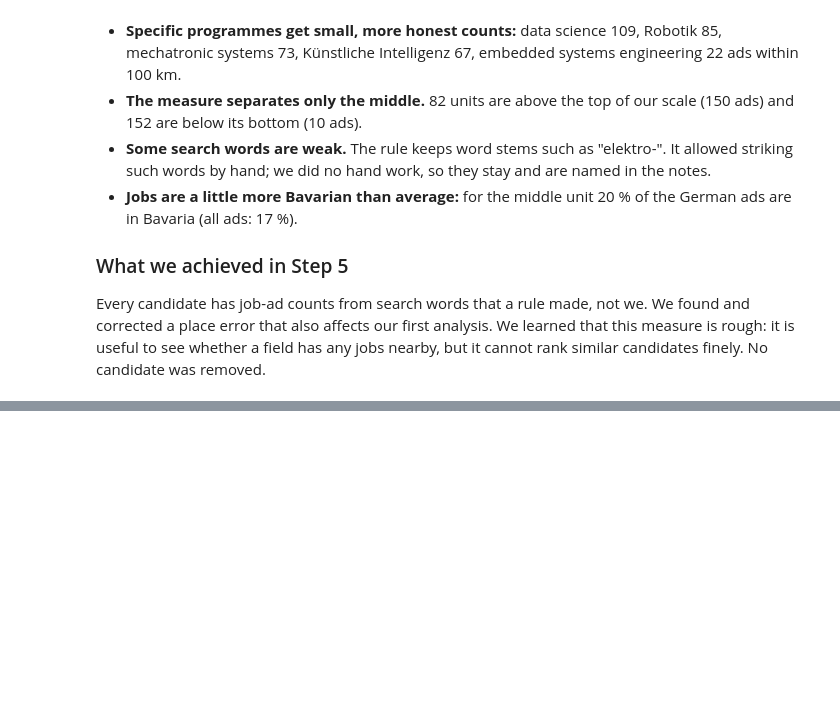
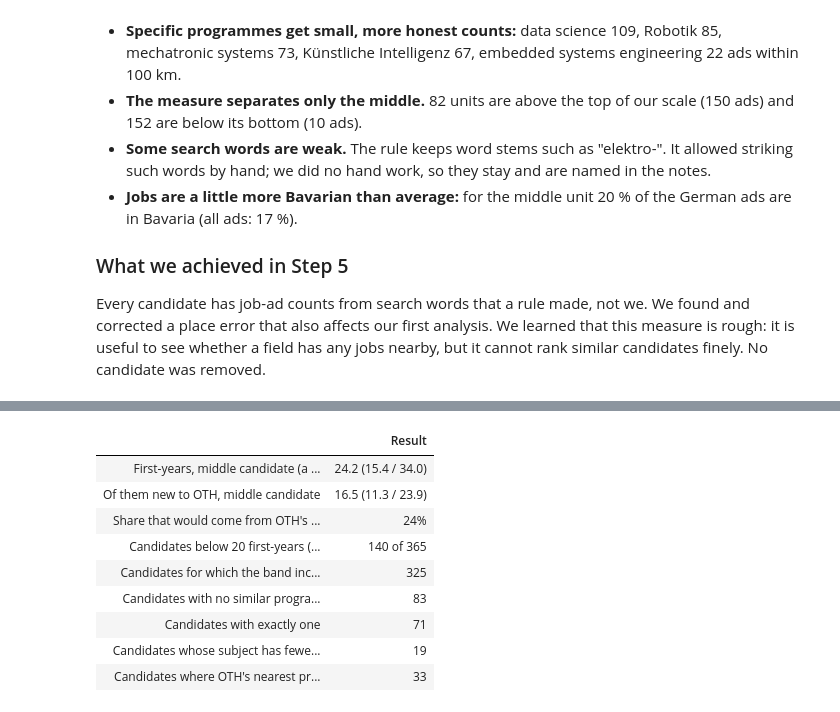
Before and after one commit to SomanthaManuranga/study-program-intelligence, a Jupyter notebook: notebooks/funnel_progress.ipynb, the cells around one changed output, grey strips where cells are left out. Cells and saved outputs as stored; diff of their text form; code cells hidden in the pictures; blank space fills up the shorter version.

```diff
--- a/notebooks/funnel_progress.ipynb
+++ b/notebooks/funnel_progress.ipynb
@@ -753,0 +755,25 @@ Every candidate has job-ad counts from search words that a rule made, not we. We
+# %%
+S6 = json.loads((ROOT / "data" / "interim" / "funnel2_step6.json").read_text(encoding="utf-8"))
+q = S6["primary_quartiles"]
+show(pd.DataFrame([
+    ("First-years, middle candidate (a quarter below / above)", f"{q['gross central'][1]} ({q['gross central'][0]} / {q['gross central'][2]})"),
+    ("Of them new to OTH, middle candidate", f"{q['net-new central'][1]} ({q['net-new central'][0]} / {q['net-new central'][2]})"),
+    ("Share that would come from OTH's own programme, middle candidate", f"{q['share from OTH (central)'][1]:.0%}"),
+    ("Candidates below 20 first-years (flag only, nobody removed)", f"{S6['primary_below_the_minimum_cohort']} of {S6['primary']}"),
+    ("Candidates for which the band includes 20", S6["primary_gross_band_includes_the_minimum_cohort"]),
+    ("Candidates with no similar programme in Bavaria to compare with", S6["primary_without_a_bavarian_comparator"]),
+    ("Candidates with exactly one", S6["primary_with_one_bavarian_comparator"]),
+    ("Candidates whose subject has fewer than 2 programmes in Bavaria", S6["primary_with_fewer_than_2_bavarian_offers_in_the_pool"]),
+    ("Candidates where OTH's nearest programme lies close in content (our measure, not validated)", S6["primary_oth_offer_within_the_types_radius"]),
+], columns=["", "Result"]))
+# %% [output]
+|  | Result |
+| First-years, middle candidate (a ... | 24.2 (15.4 / 34.0) |
+| Of them new to OTH, middle candidate | 16.5 (11.3 / 23.9) |
+| Share that would come from OTH's ... | 24% |
+| Candidates below 20 first-years (... | 140 of 365 |
+| Candidates for which the band inc... | 325 |
+| Candidates with no similar progra... | 83 |
+| Candidates with exactly one | 71 |
+| Candidates whose subject has fewe... | 19 |
+| Candidates where OTH's nearest pr... | 33 |
```
Also changed, not shown: parts of 7 cells of this notebook, 3 other files.
